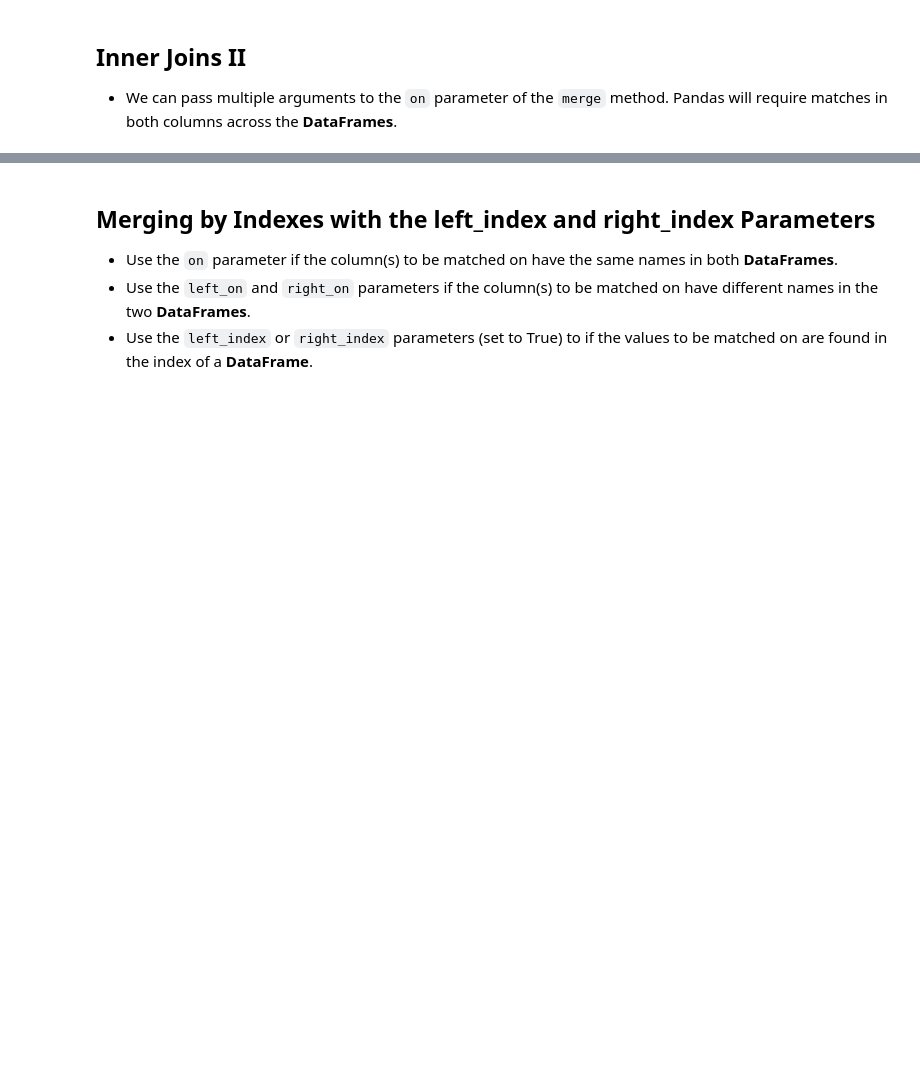
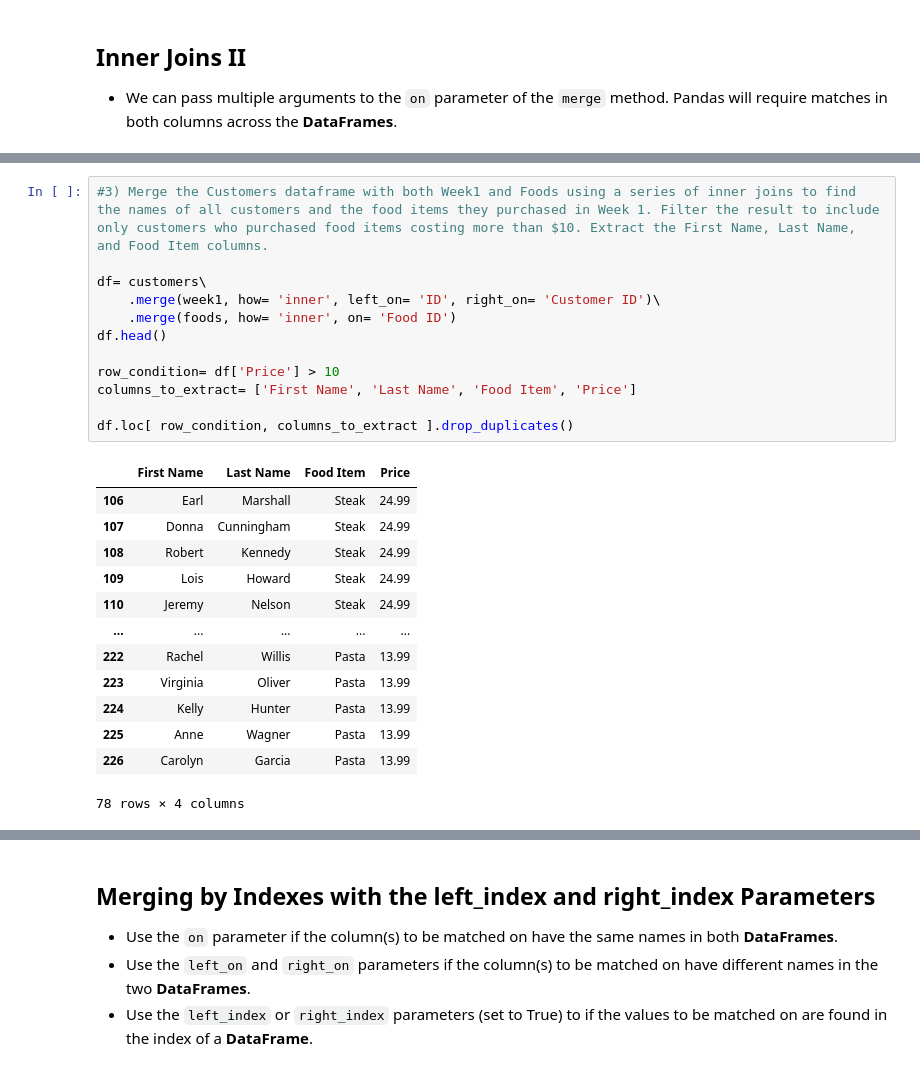
Before and after one commit to Lucas01iveira/Data-Engineering, a Jupyter notebook: Data Analysis with Pandas and Python/materials/pandas/Incomplete/10 - Merging DataFrames.ipynb, the cells around one changed output, grey strips where cells are left out. Cells and saved outputs as stored; diff of their text form; blank space fills up the shorter version.

```diff
--- a/Data Analysis with Pandas and Python/materials/pandas/Incomplete/10 - Merging DataFrames.ipynb
+++ b/Data Analysis with Pandas and Python/materials/pandas/Incomplete/10 - Merging DataFrames.ipynb
@@ -218,0 +308,26 @@ week2.merge(customers, how='left', left_on='Customer ID', right_on='ID').drop(co
+# %%
+#3) Merge the Customers dataframe with both Week1 and Foods using a series of inner joins to find the names of all customers and the food items they purchased in Week 1. Filter the result to include only customers who purchased food items costing more than $10. Extract the First Name, Last Name, and Food Item columns.
+
+df= customers\
+    .merge(week1, how= 'inner', left_on= 'ID', right_on= 'Customer ID')\
+    .merge(foods, how= 'inner', on= 'Food ID')
+df.head()
+
+row_condition= df['Price'] > 10
+columns_to_extract= ['First Name', 'Last Name', 'Food Item', 'Price']
+
+df.loc[ row_condition, columns_to_extract ].drop_duplicates()
+# %% [output]
+|  | First Name | Last Name | Food Item | Price |
+| 106 | Earl | Marshall | Steak | 24.99 |
+| 107 | Donna | Cunningham | Steak | 24.99 |
+| 108 | Robert | Kennedy | Steak | 24.99 |
+| 109 | Lois | Howard | Steak | 24.99 |
+| 110 | Jeremy | Nelson | Steak | 24.99 |
+| ... | ... | ... | ... | ... |
+| 222 | Rachel | Willis | Pasta | 13.99 |
+| 223 | Virginia | Oliver | Pasta | 13.99 |
+| 224 | Kelly | Hunter | Pasta | 13.99 |
+| 225 | Anne | Wagner | Pasta | 13.99 |
+| 226 | Carolyn | Garcia | Pasta | 13.99 |
+78 rows × 4 columns
```
Also changed, not shown: parts of 13 cells of this notebook, 2 other files.
